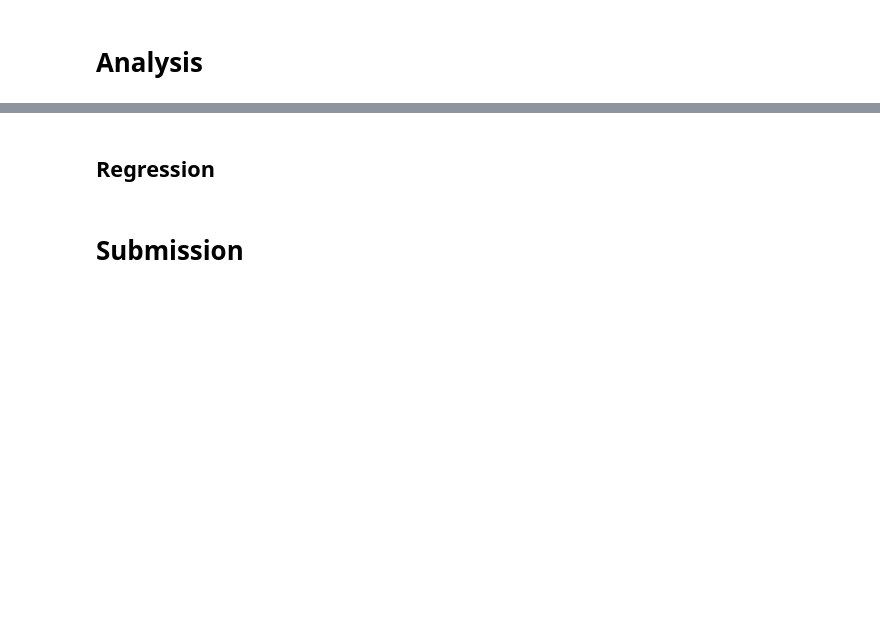
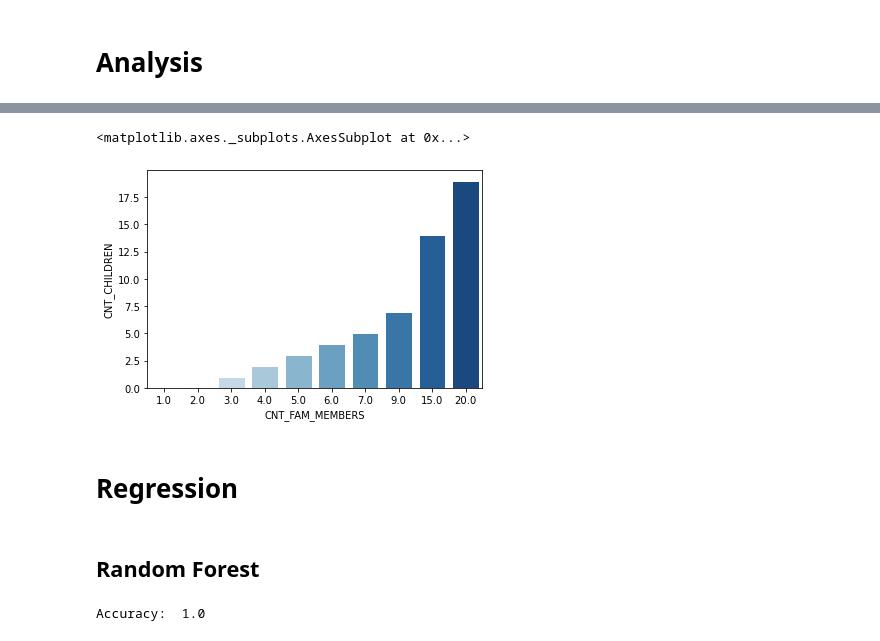
Before and after one commit to jtvkw2/Credit-Card-Approval-Prediction, a Jupyter notebook: Credit Card Approval Prediction.ipynb, the cells around one changed output, grey strips where cells are left out. Drawn from its saved outputs; the diff is of its cells as text; code cells hidden in the pictures; blank space fills up the shorter version.

```diff
--- a/Credit Card Approval Prediction.ipynb
+++ b/Credit Card Approval Prediction.ipynb
@@ -94,3 +197,9 @@ plt.show()
+# %%
+sns.barplot(x = 'CNT_FAM_MEMBERS', y = 'CNT_CHILDREN', data = data,
+            palette = 'Blues', edgecolor = 'w')
+# %% [output]
+<matplotlib.axes._subplots.AxesSubplot at 0x...>
+[figure, added]
 # %% [markdown]
 <a id = "regress"></a>
-## Regression
+# Regression
@@ -97,3 +216,12 @@ plt.show()
 # %% [markdown]
-<a id = "submit"></a>
-# Submission
+<a id = "random"></a>
+## Random Forest
+# %%
+model_1 = RandomForestClassifier(n_estimators=100)
+model_1.fit(X_train, y_train)
+
+predict1 = model_1.predict(X_val)
+acuracy1 = accuracy_score(predict1, y_val)
+print('Accuracy: ', acuracy1)
+# %% [output]
+Accuracy:  1.0
```
Also changed, not shown: parts of 17 cells of this notebook.
